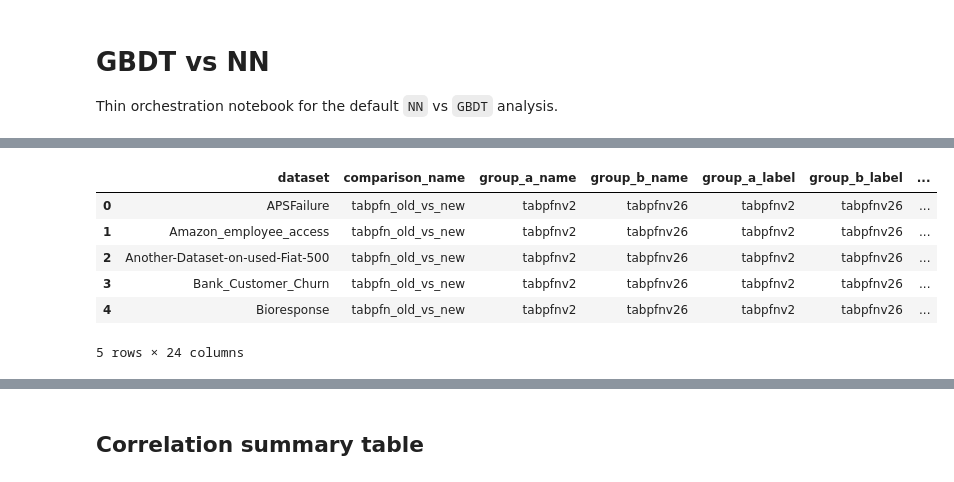
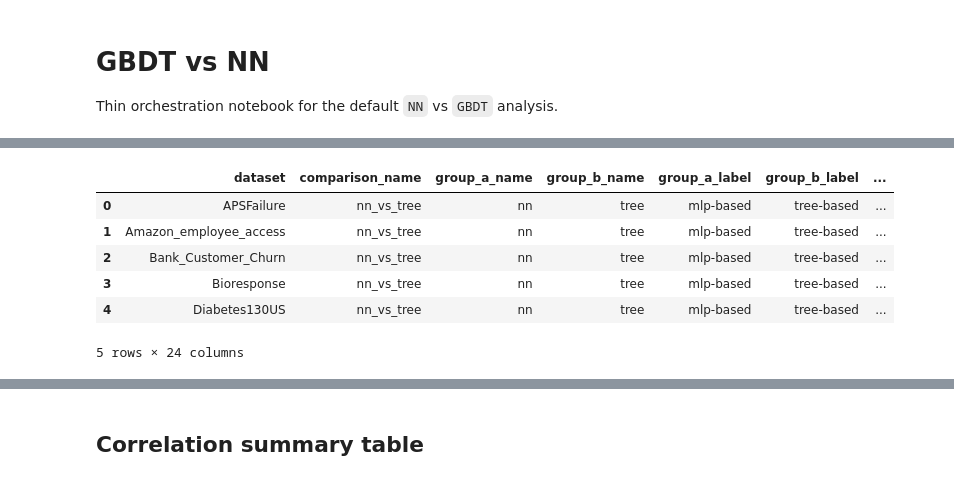
Before and after one commit to m-herre/meta-feature-analysis, a Jupyter notebook: notebooks/01_gbdt_vs_nn.ipynb, the cells around one changed output, grey strips where cells are left out. Saved outputs shown, nothing was run; the diff lists cells and outputs as text; code cells hidden in the pictures.

```diff
--- a/notebooks/01_gbdt_vs_nn.ipynb
+++ b/notebooks/01_gbdt_vs_nn.ipynb
@@ -17,7 +17,7 @@ sys.path.insert(0, str(repo_root / "tabarena" / "tabarena"))
 # %%
 from mfa import load_config, run_analysis
 
-config = load_config(project_dir / "configs" / "config_1.yaml")
+config = load_config(project_dir / "configs" / "config_0.yaml")
 result = run_analysis(
     config,
     # datasets=[
@@ -47,9 +39,9 @@ result.analysis_table.head()
 |  | dataset | comparison_name | group_a_name | group_b_name | group_a_label | group_b_label | ... |
-| 0 | APSFailure | tabpfn_old_vs_new | tabpfnv2 | tabpfnv26 | tabpfnv2 | tabpfnv26 | ... |
-| 1 | Amazon_employee_access | tabpfn_old_vs_new | tabpfnv2 | tabpfnv26 | tabpfnv2 | tabpfnv26 | ... |
-| 2 | Another-Dataset-on-used-Fiat-500 | tabpfn_old_vs_new | tabpfnv2 | tabpfnv26 | tabpfnv2 | tabpfnv26 | ... |
-| 3 | Bank_Customer_Churn | tabpfn_old_vs_new | tabpfnv2 | tabpfnv26 | tabpfnv2 | tabpfnv26 | ... |
-| 4 | Bioresponse | tabpfn_old_vs_new | tabpfnv2 | tabpfnv26 | tabpfnv2 | tabpfnv26 | ... |
+| 0 | APSFailure | nn_vs_tree | nn | tree | mlp-based | tree-based | ... |
+| 1 | Amazon_employee_access | nn_vs_tree | nn | tree | mlp-based | tree-based | ... |
+| 2 | Bank_Customer_Churn | nn_vs_tree | nn | tree | mlp-based | tree-based | ... |
+| 3 | Bioresponse | nn_vs_tree | nn | tree | mlp-based | tree-based | ... |
+| 4 | Diabetes130US | nn_vs_tree | nn | tree | mlp-based | tree-based | ... |
 5 rows × 24 columns
 # %%
 import pandas as pd
```
Also changed, not shown: parts of 4 cells of this notebook, 2 other files.
